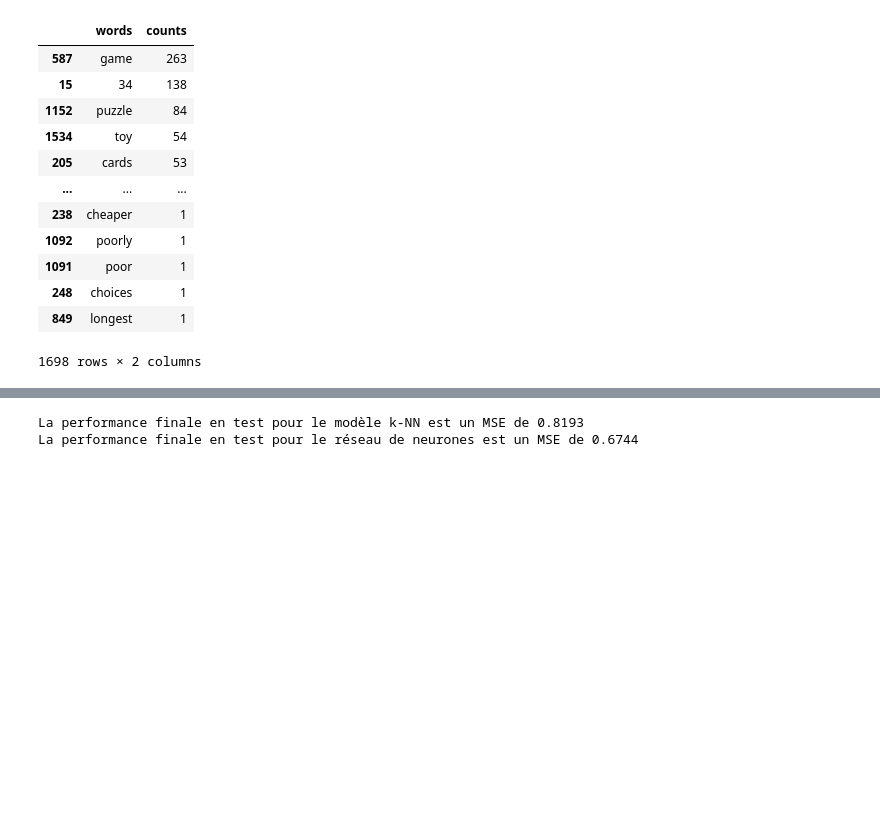
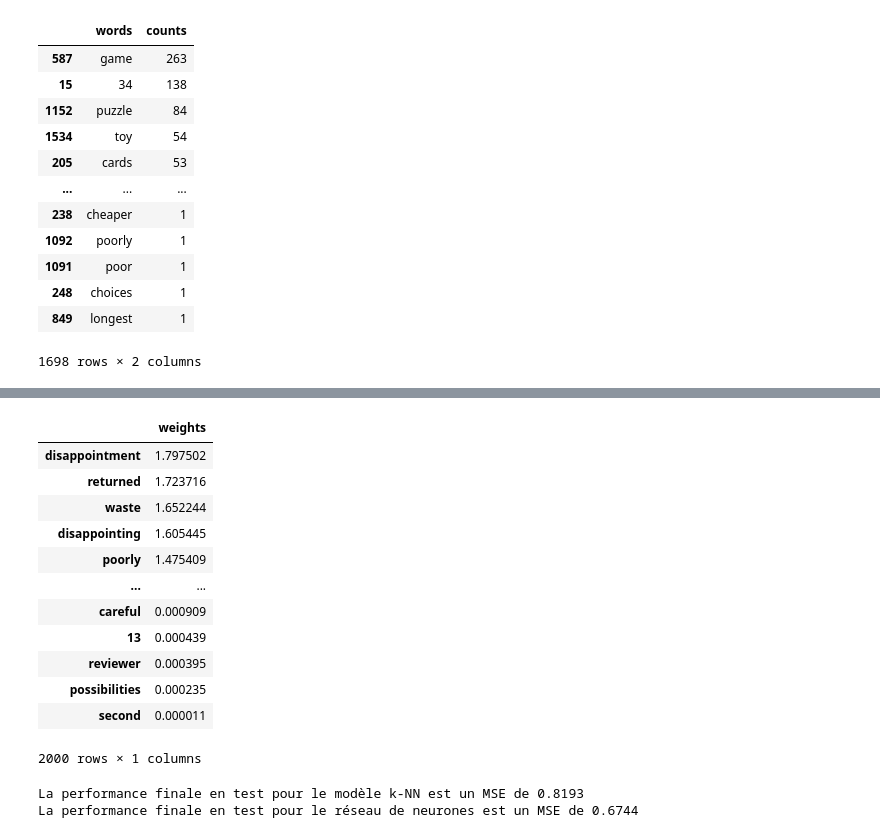
Before and after one commit to KenzaChraibi/Devoir-ML1, a Jupyter notebook: Devoir_ML1.ipynb, the cells around one changed output, grey strips where cells are left out. Cells and saved outputs as stored; diff of their text form; code cells hidden in the pictures; blank space fills up the shorter version.

```diff
--- a/Devoir_ML1.ipynb
+++ b/Devoir_ML1.ipynb
@@ -434,3 +462,26 @@ display(maxval.sort_values(by='counts', ascending=False))
+# %%
+# trouver le mot le plus informatif
+regNN = MLPRegressor(hidden_layer_sizes=tuple([1]),
+                           random_state=1234,
+                           early_stopping=True)
+regNN.fit(X_trainB, y_train)
+ww = pd.DataFrame(abs(regNN.coefs_[0]),index=vectorizer.get_feature_names_out(),
+                  columns=['weights'])
+display(ww.sort_values('weights',ascending=False))
+# %% [output]
+|  | weights |
+| disappointment | 1.797502 |
+| returned | 1.723716 |
+| waste | 1.652244 |
+| disappointing | 1.605445 |
+| poorly | 1.475409 |
+| ... | ... |
+| careful | 0.000909 |
+| 13 | 0.000439 |
+| reviewer | 0.000395 |
+| possibilities | 0.000235 |
+| second | 0.000011 |
+2000 rows × 1 columns
 # %%
 # Performance finale de chaque modèle
 
```
Also changed, not shown: parts of 3 cells of this notebook.
